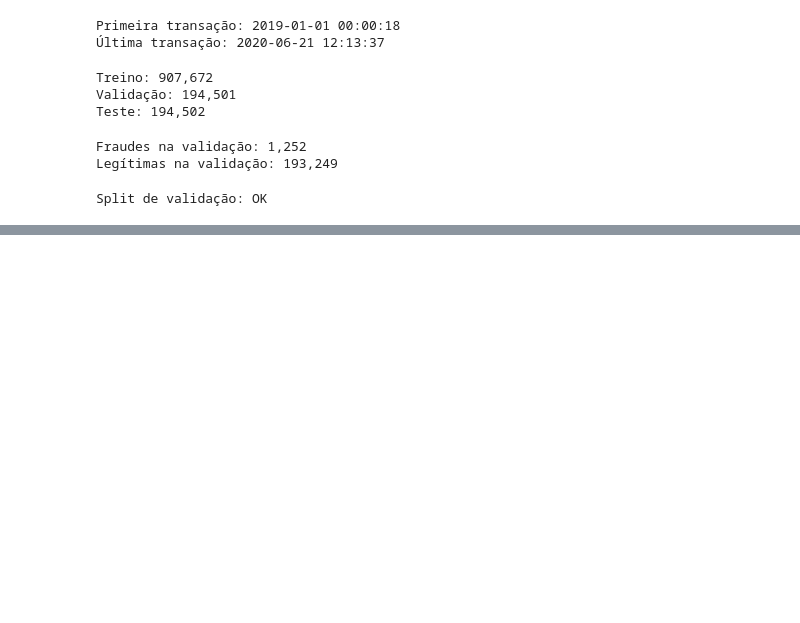
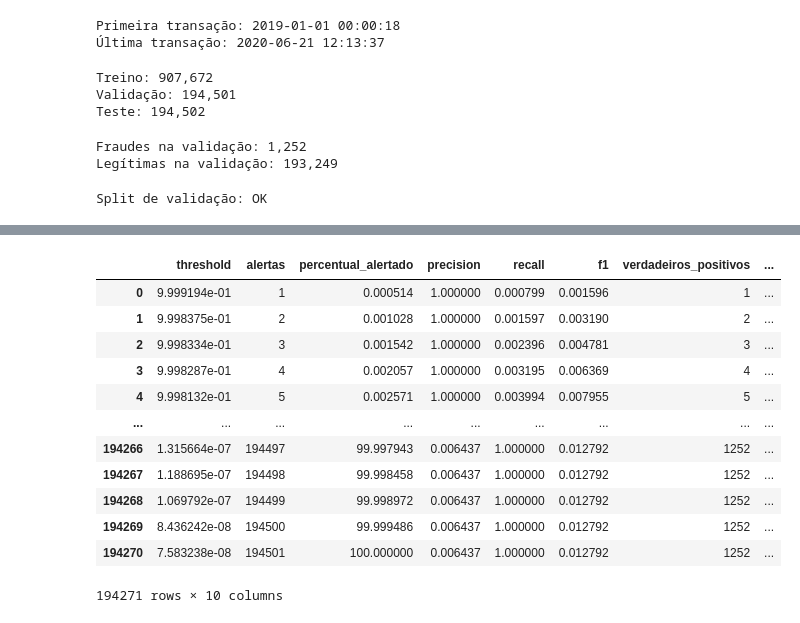
Before and after one commit to lucao-py/ccard_fraud_ml, a Jupyter notebook: notebooks/06. Politica de Decisao.ipynb, the cells around one changed output, grey strips where cells are left out. Cells and saved outputs as stored; diff of their text form; code cells hidden in the pictures; blank space fills up the shorter version.

```diff
--- a/notebooks/06. Politica de Decisao.ipynb
+++ b/notebooks/06. Politica de Decisao.ipynb
@@ -265,0 +528,17 @@ def construir_features(
+# %%
+total_fraudes = int(
+    (y == 1).sum()
+)
+
+total_legitimas = int(
+    (y == 0).sum()
+)
+
+total_transacoes = len(y)
+# %%
+fim_de_score = np.r_[
+    scores_ordenados[:-1]
+    !=
+    scores_ordenados[1:],
+    True
+]
@@ -265,0 +604,15 @@ def construir_features(
+# %%
+tabela_thresholds = pd.DataFrame({
+    "threshold": thresholds,
+    "alertas": alertas,
+    "percentual_alertado": percentual_alertado,
+
+    "precision": precision,
+    "recall": recall,
+    "f1": f1,
+
+    "verdadeiros_positivos": tp,
+    "falsos_positivos": fp,
+    "falsos_negativos": fn,
+    "verdadeiros_negativos": tn
+})
@@ -265,0 +628,25 @@ def construir_features(
+# %%
+tabela_thresholds = (
+    tabela_thresholds
+    .sort_values(
+        "threshold",
+        ascending=False
+    )
+    .reset_index(drop=True)
+)
+# %%
+tabela_thresholds
+# %% [output]
+|  | threshold | alertas | percentual_alertado | precision | recall | f1 | verdadeiros_positivos | ... |
+| 0 | 9.999194e-01 | 1 | 0.000514 | 1.000000 | 0.000799 | 0.001596 | 1 | ... |
+| 1 | 9.998375e-01 | 2 | 0.001028 | 1.000000 | 0.001597 | 0.003190 | 2 | ... |
+| 2 | 9.998334e-01 | 3 | 0.001542 | 1.000000 | 0.002396 | 0.004781 | 3 | ... |
+| 3 | 9.998287e-01 | 4 | 0.002057 | 1.000000 | 0.003195 | 0.006369 | 4 | ... |
+| 4 | 9.998132e-01 | 5 | 0.002571 | 1.000000 | 0.003994 | 0.007955 | 5 | ... |
+| ... | ... | ... | ... | ... | ... | ... | ... | ... |
+| 194266 | 1.315664e-07 | 194497 | 99.997943 | 0.006437 | 1.000000 | 0.012792 | 1252 | ... |
+| 194267 | 1.188695e-07 | 194498 | 99.998458 | 0.006437 | 1.000000 | 0.012792 | 1252 | ... |
+| 194268 | 1.069792e-07 | 194499 | 99.998972 | 0.006437 | 1.000000 | 0.012792 | 1252 | ... |
+| 194269 | 8.436242e-08 | 194500 | 99.999486 | 0.006437 | 1.000000 | 0.012792 | 1252 | ... |
+| 194270 | 7.583238e-08 | 194501 | 100.000000 | 0.006437 | 1.000000 | 0.012792 | 1252 | ... |
+194271 rows × 10 columns
```
Also changed, not shown: parts of 42 cells of this notebook, 2 other files.
